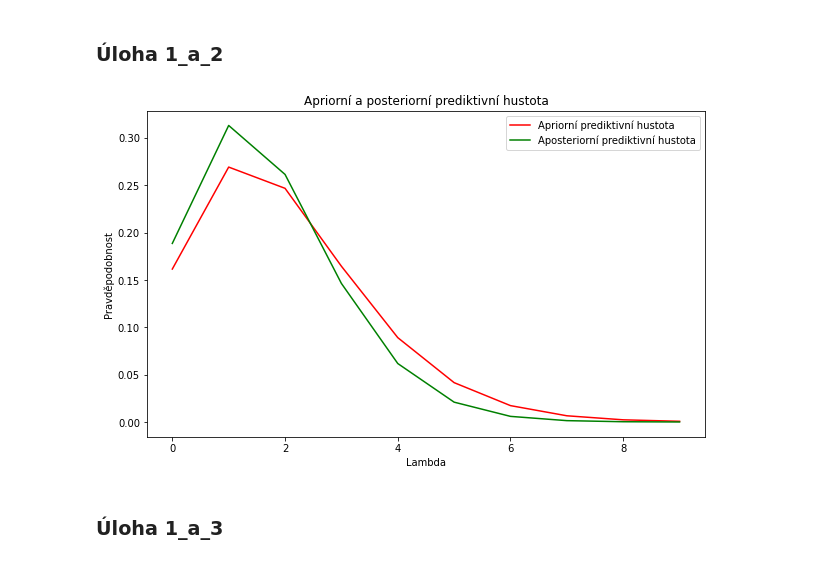
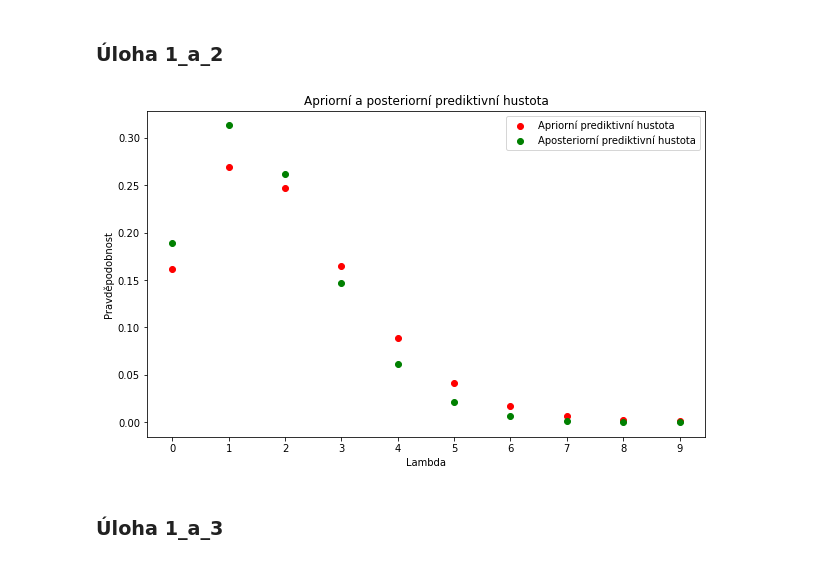
Before and after one commit to Filda99/FIT-MSP, a Jupyter notebook: Proj2/msp_proj2.ipynb, the cells around one changed output. Cells and saved outputs as stored; diff of their text form; code cells hidden in the pictures.

```diff
--- a/Proj2/msp_proj2.ipynb
+++ b/Proj2/msp_proj2.ipynb
@@ -100,29 +100,30 @@ plt.show()
 # %%
 # vyuzijeme parametru z predchoziho kroku pro vypocet parametru prediktivni hustoty (prior i posterior)
 # vyuzijeme binomialniho rozdeleni (prepis vzorce)
 # prior parametry
 binomial_alpha_prior = alpha_prior
 binomial_beta_prior = beta_prior/(1+beta_prior)
 
 # posterior parametry
 binomial_alpha_posterior = alpha_posterior
 binomial_beta_posterior = beta_posterior/(1+beta_posterior)
 
 x_values = np.arange(0, filtered_data_task1a.max()+5) # experimentalne nastaveno na 5, aby byl videt "ocas"
 
 predictive_probs_prior = nbinom.pmf(x_values, binomial_alpha_prior, binomial_beta_prior)
 predictive_probs_posterior = nbinom.pmf(x_values, binomial_alpha_posterior, binomial_beta_posterior)
 
 plt.figure(figsize=(10, 6))
-plt.plot(x_values, predictive_probs_prior, label='Apriorní prediktivní hustota', color='red')
-plt.plot(x_values, predictive_probs_posterior, label='Aposteriorní prediktivní hustota', color='green')
+plt.scatter(x_values, predictive_probs_prior, marker='o', color='red', label='Apriorní prediktivní hustota')
+plt.scatter(x_values, predictive_probs_posterior, marker='o', color='green', label='Aposteriorní prediktivní hustota')
 plt.title('Apriorní a posteriorní prediktivní hustota')
 plt.xlabel('Lambda')
 plt.ylabel('Pravděpodobnost')
+plt.xticks(np.arange(0, max(x_values)+1, 1))
 plt.legend()
 plt.show()
 # %% [output]
-[figure, old version]
+[figure, new version]
 # %% [markdown]
 ### Úloha 1_a_3
 # %%
```
Also changed, not shown: parts of 11 cells of this notebook.
